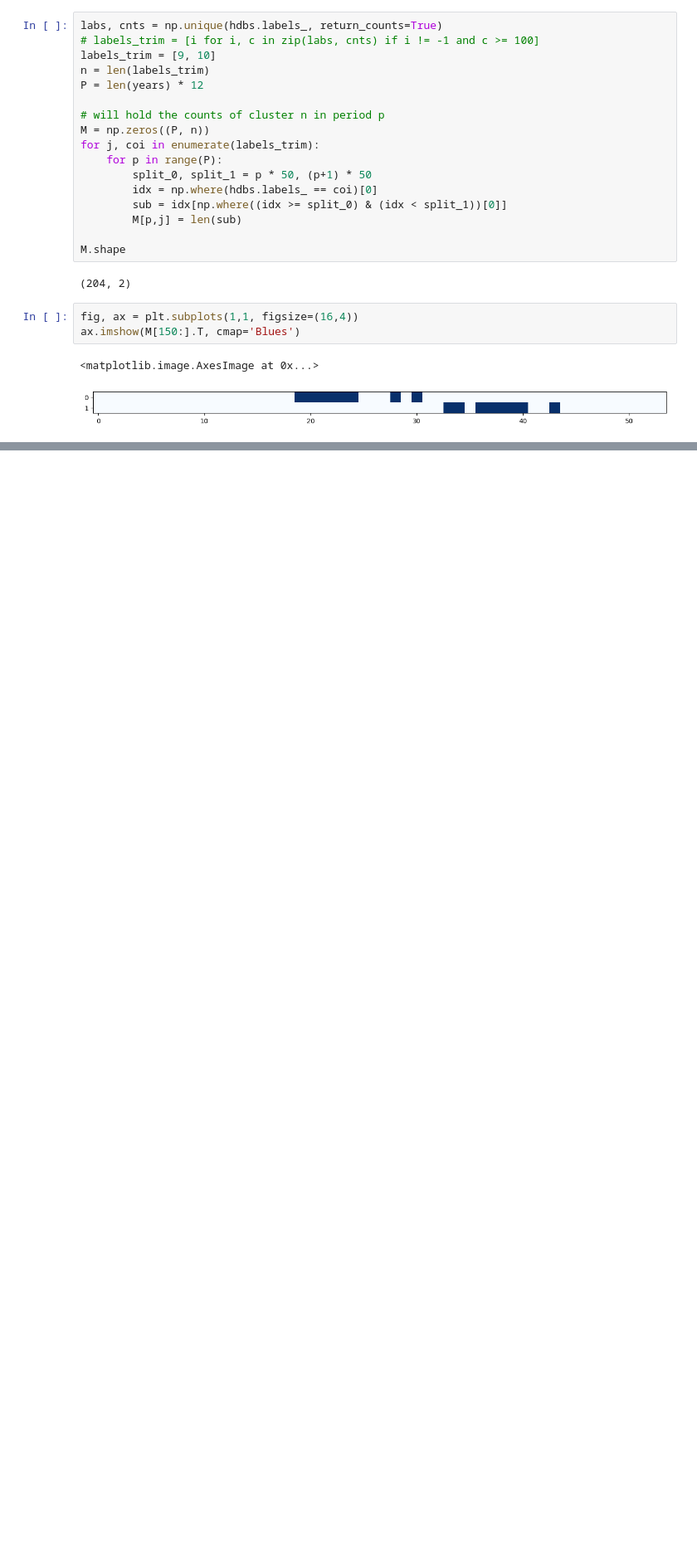
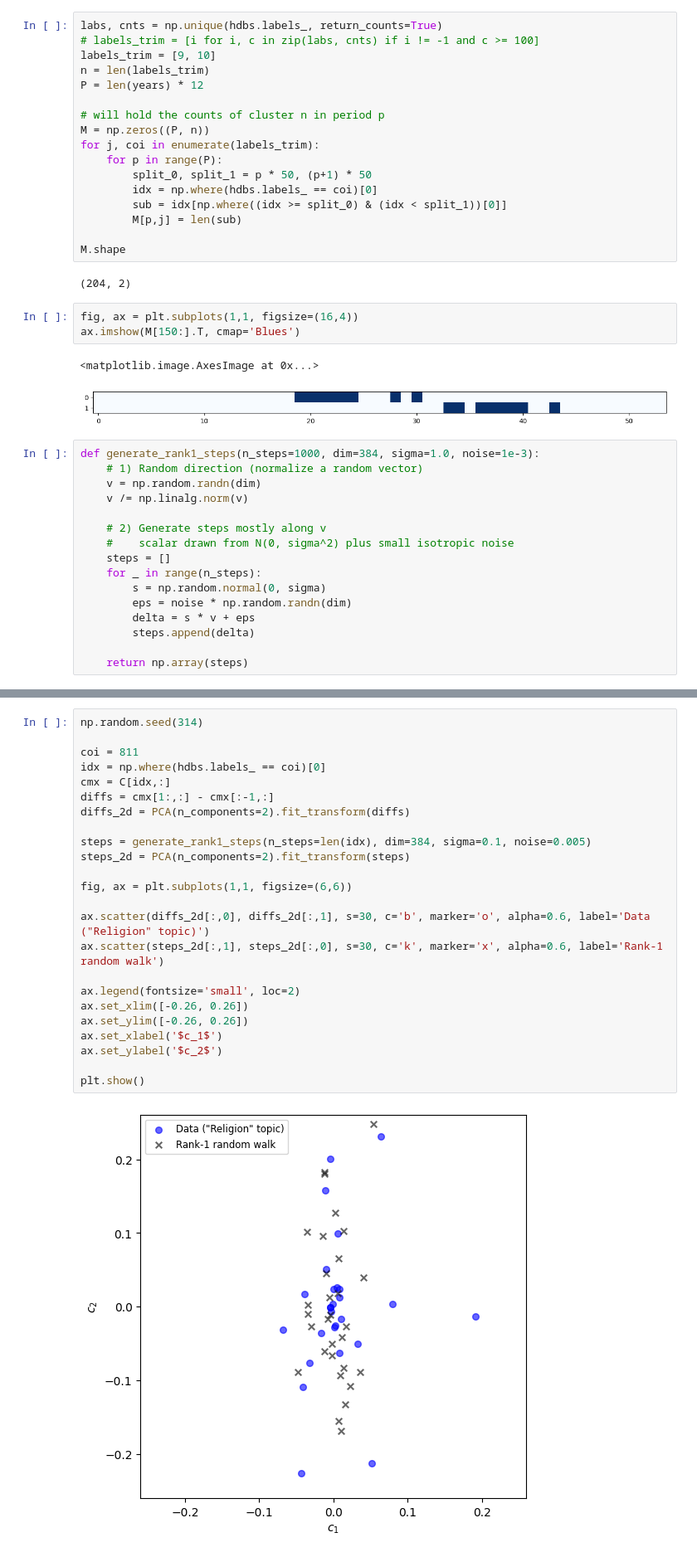
Before and after one commit to stmorse/dtm, a Jupyter notebook: notebooks/viz.ipynb, the cells around one changed output, grey strips where cells are left out. Shown at 83% size. Cells and saved outputs as stored; diff of their text form; blank space fills up the shorter version.

```diff
--- a/notebooks/viz.ipynb
+++ b/notebooks/viz.ipynb
@@ -438,3 +541,19 @@ ax.imshow(M[150:].T, cmap='Blues')
 # %% [output]
 <matplotlib.image.AxesImage at 0x...>
 [figure]
+# %%
+def generate_rank1_steps(n_steps=1000, dim=384, sigma=1.0, noise=1e-3):
+    # 1) Random direction (normalize a random vector)
+    v = np.random.randn(dim)
+    v /= np.linalg.norm(v)
+
+    # 2) Generate steps mostly along v
+    #    scalar drawn from N(0, sigma^2) plus small isotropic noise
+    steps = []
+    for _ in range(n_steps):
+        s = np.random.normal(0, sigma)
+        eps = noise * np.random.randn(dim)
+        delta = s * v + eps
+        steps.append(delta)
+
+    return np.array(steps)
@@ -440,0 +755,26 @@ ax.imshow(M[150:].T, cmap='Blues')
+# %%
+np.random.seed(314)
+
+coi = 811
+idx = np.where(hdbs.labels_ == coi)[0]
+cmx = C[idx,:]
+diffs = cmx[1:,:] - cmx[:-1,:]
+diffs_2d = PCA(n_components=2).fit_transform(diffs)
+
+steps = generate_rank1_steps(n_steps=len(idx), dim=384, sigma=0.1, noise=0.005)
+steps_2d = PCA(n_components=2).fit_transform(steps)
+
+fig, ax = plt.subplots(1,1, figsize=(6,6))
+
+ax.scatter(diffs_2d[:,0], diffs_2d[:,1], s=30, c='b', marker='o', alpha=0.6, label='Data ("Religion" topic)')
+ax.scatter(steps_2d[:,1], steps_2d[:,0], s=30, c='k', marker='x', alpha=0.6, label='Rank-1 random walk')
+
+ax.legend(fontsize='small', loc=2)
+ax.set_xlim([-0.26, 0.26])
+ax.set_ylim([-0.26, 0.26])
+ax.set_xlabel('$c_1$')
+ax.set_ylabel('$c_2$')
+
+plt.show()
+# %% [output]
+[figure, added]
```
Also changed, not shown: parts of 23 cells of this notebook, 3 other files.
